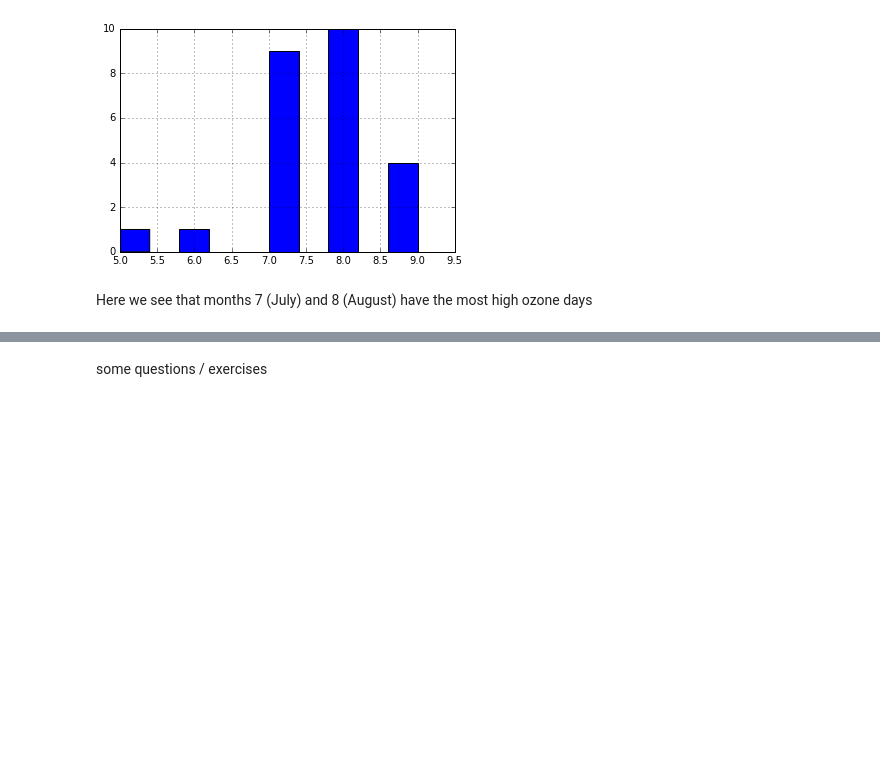
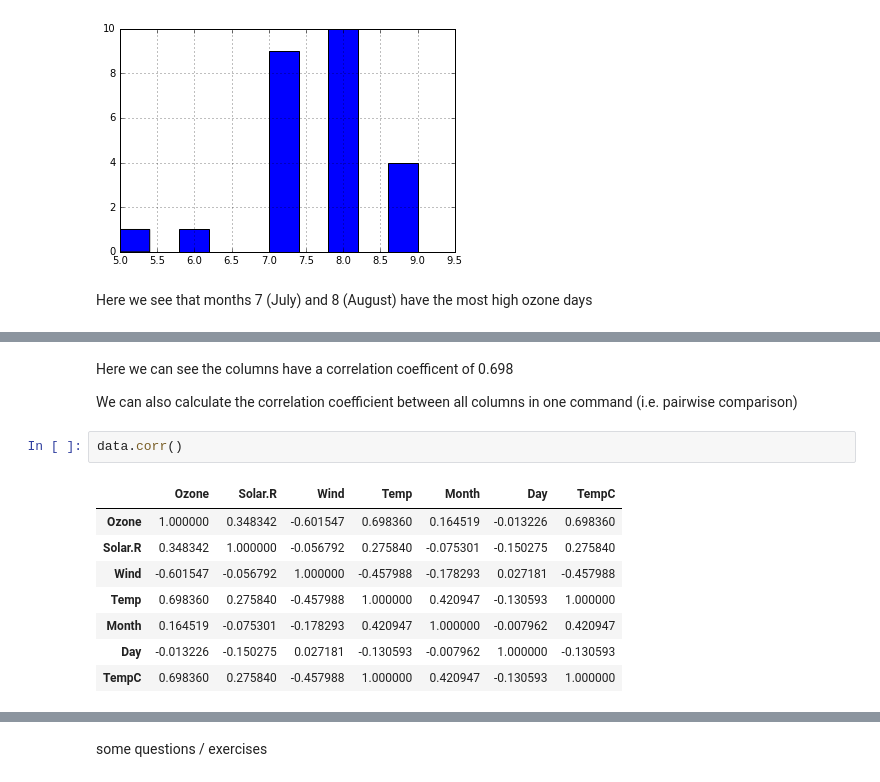
Before and after one commit to CurtinIDS/python-workshop-20160627, a Jupyter notebook: PythonWorkshop.ipynb, the cells around one changed output, grey strips where cells are left out. Drawn from its saved outputs; the diff is of its cells as text; blank space fills up the shorter version.

```diff
--- a/PythonWorkshop.ipynb
+++ b/PythonWorkshop.ipynb
@@ -294,0 +427,15 @@ Here we see that months 7 (July) and 8 (August) have the most high ozone days
+# %% [markdown]
+Here we can see the columns have a correlation coefficent of 0.698
+
+We can also calculate the correlation coefficient between all columns in one command (i.e. pairwise comparison)
+# %%
+data.corr()
+# %% [output]
+|  | Ozone | Solar.R | Wind | Temp | Month | Day | TempC |
+| Ozone | 1.000000 | 0.348342 | -0.601547 | 0.698360 | 0.164519 | -0.013226 | 0.698360 |
+| Solar.R | 0.348342 | 1.000000 | -0.056792 | 0.275840 | -0.075301 | -0.150275 | 0.275840 |
+| Wind | -0.601547 | -0.056792 | 1.000000 | -0.457988 | -0.178293 | 0.027181 | -0.457988 |
+| Temp | 0.698360 | 0.275840 | -0.457988 | 1.000000 | 0.420947 | -0.130593 | 1.000000 |
+| Month | 0.164519 | -0.075301 | -0.178293 | 0.420947 | 1.000000 | -0.007962 | 0.420947 |
+| Day | -0.013226 | -0.150275 | 0.027181 | -0.130593 | -0.007962 | 1.000000 | -0.130593 |
+| TempC | 0.698360 | 0.275840 | -0.457988 | 1.000000 | 0.420947 | -0.130593 | 1.000000 |
```
Also changed, not shown: parts of 43 cells of this notebook.
